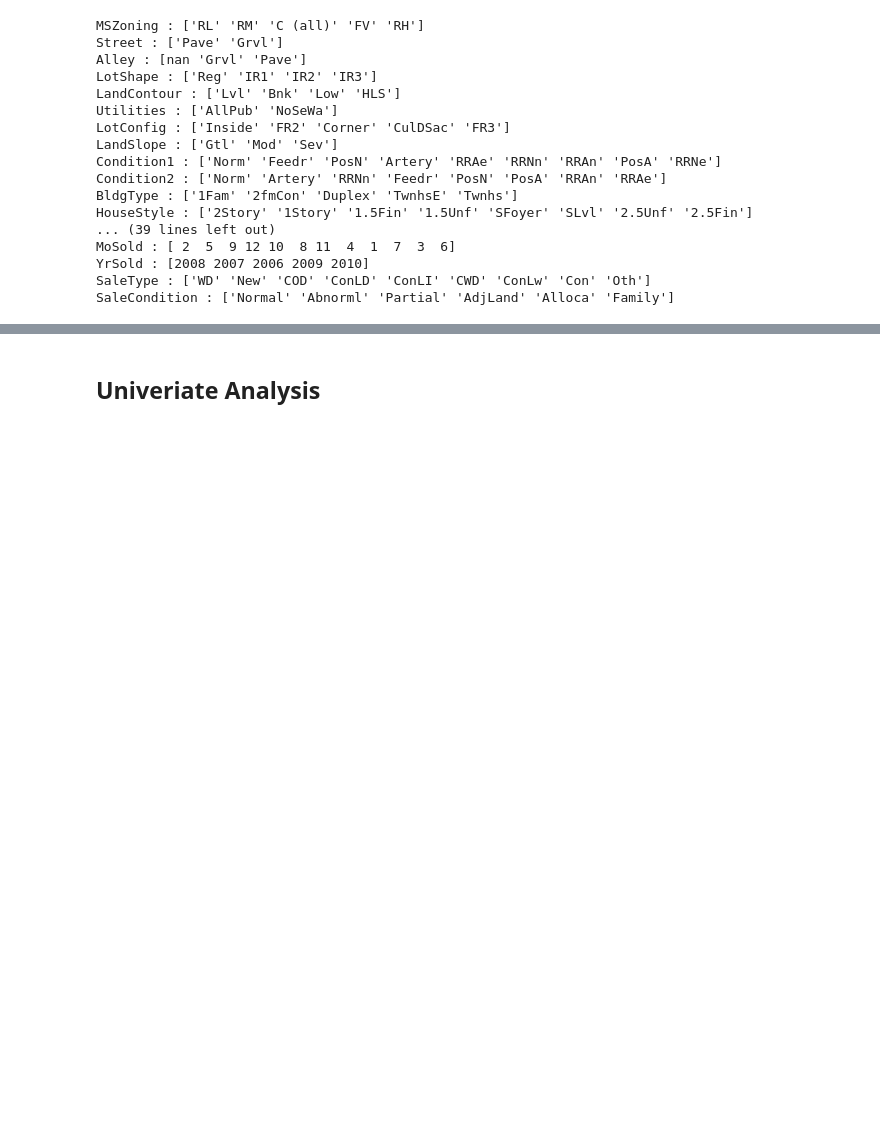
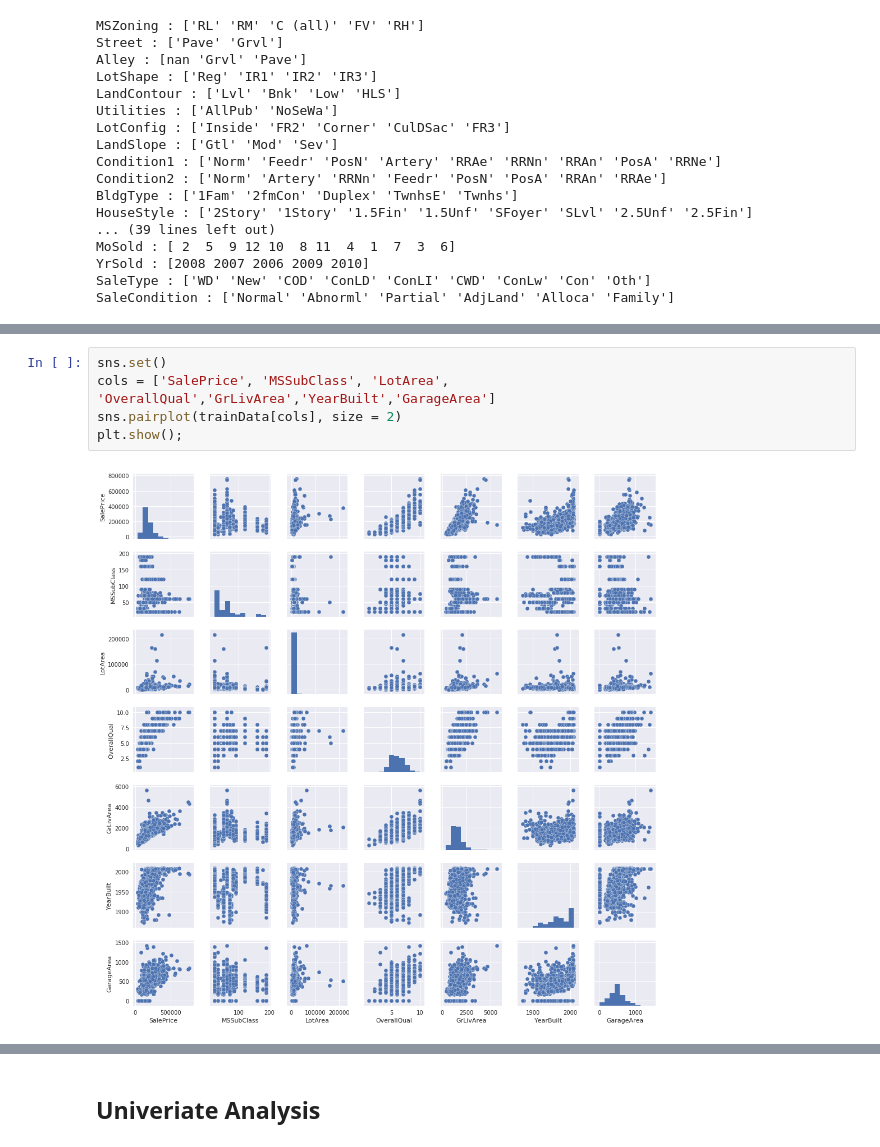
Before and after one commit to dralmostright/house-price-predict, a Jupyter notebook: house-price-predict.ipynb, the cells around one changed output, grey strips where cells are left out. Drawn from its saved outputs; the diff is of its cells as text; blank space fills up the shorter version.

```diff
--- a/house-price-predict.ipynb
+++ b/house-price-predict.ipynb
@@ -126,0 +122,7 @@ MoSold, YrSold, SaleType, SaleCondition||Condition1
+# %%
+sns.set()
+cols = ['SalePrice', 'MSSubClass', 'LotArea', 'OverallQual','GrLivArea','YearBuilt','GarageArea']
+sns.pairplot(trainData[cols], size = 2)
+plt.show();
+# %% [output]
+[figure, added]
```
Also changed, not shown: parts of 82 cells of this notebook.
